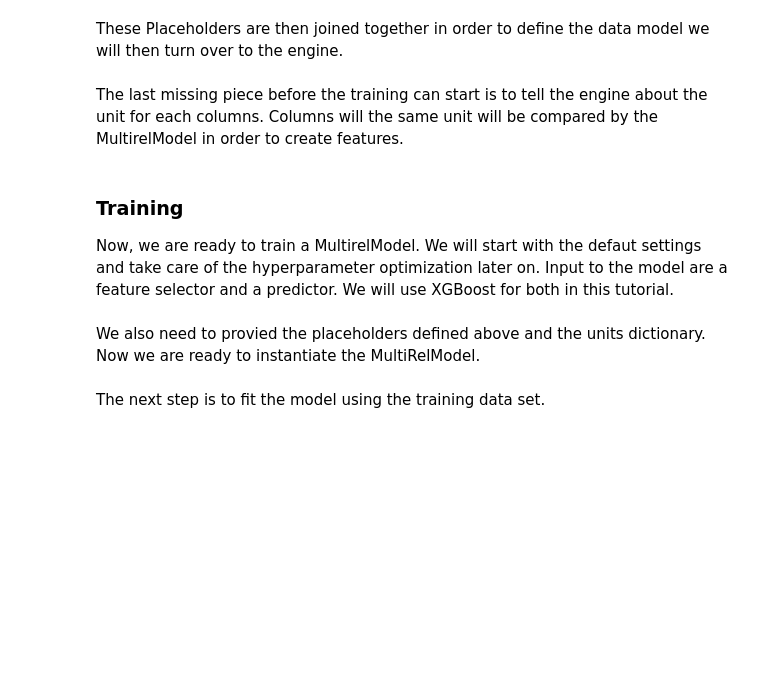
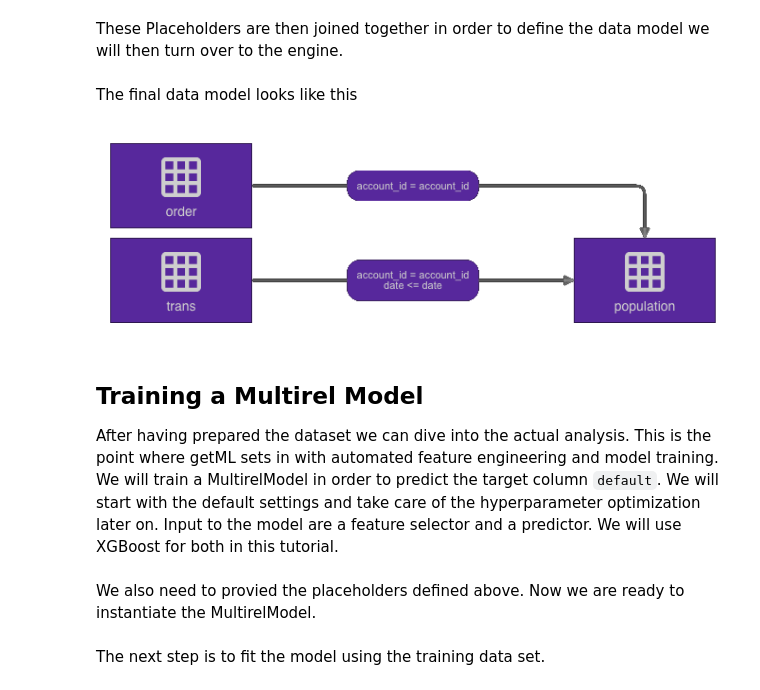
Before and after one commit to srnnkls/getml-examples, a Jupyter notebook: python/projects/loans/loans.ipynb, the cells around one changed output. Drawn from its saved outputs; the diff is of its cells as text; code cells hidden in the pictures; blank space fills up the shorter version.

```diff
--- a/python/projects/loans/loans.ipynb
+++ b/python/projects/loans/loans.ipynb
@@ -222,2 +269,0 @@ disp_client_card_placeholder.join(district_placeholder,
-# %% [markdown]
-The last missing piece before the training can start is to tell the engine about the unit for each columns. Columns will the same unit will be compared by the MultirelModel in order to create features.
@@ -233,7 +276,13 @@ units = dict(
+# %% [markdown]
+The final data model looks like this
+# %%
+Image(filename="dataset2_jupyter.png")
+# %% [output]
+[figure, added]
 # %% [markdown]
-### Training
+## Training a Multirel Model
 
-Now, we are ready to train a MultirelModel. We will start with the defaut settings and take care of the hyperparameter optimization later on. Input to the model are a feature selector and a predictor. We will use XGBoost for both in this tutorial.
+After having prepared the dataset we can dive into the actual analysis. This is the point where getML sets in with automated feature engineering and model training. We will train a MultirelModel in order to predict the target column `default`. We will start with the default settings and take care of the hyperparameter optimization later on. Input to the model are a feature selector and a predictor. We will use XGBoost for both in this tutorial.
 # %%
 feature_selector = getml.predictors.XGBoostClassifier(
     reg_lambda=500
@@ -243,5 +292,5 @@ predictor = getml.predictors.XGBoostClassifier(
     reg_lambda=500
 )
 # %% [markdown]
-We also need to provied the placeholders defined above and the units dictionary. Now we are ready to instantiate the MultiRelModel.
+We also need to provied the placeholders defined above. Now we are ready to instantiate the MultirelModel.
 # %%
```
Also changed, not shown: parts of 59 cells of this notebook, 1 other file.
